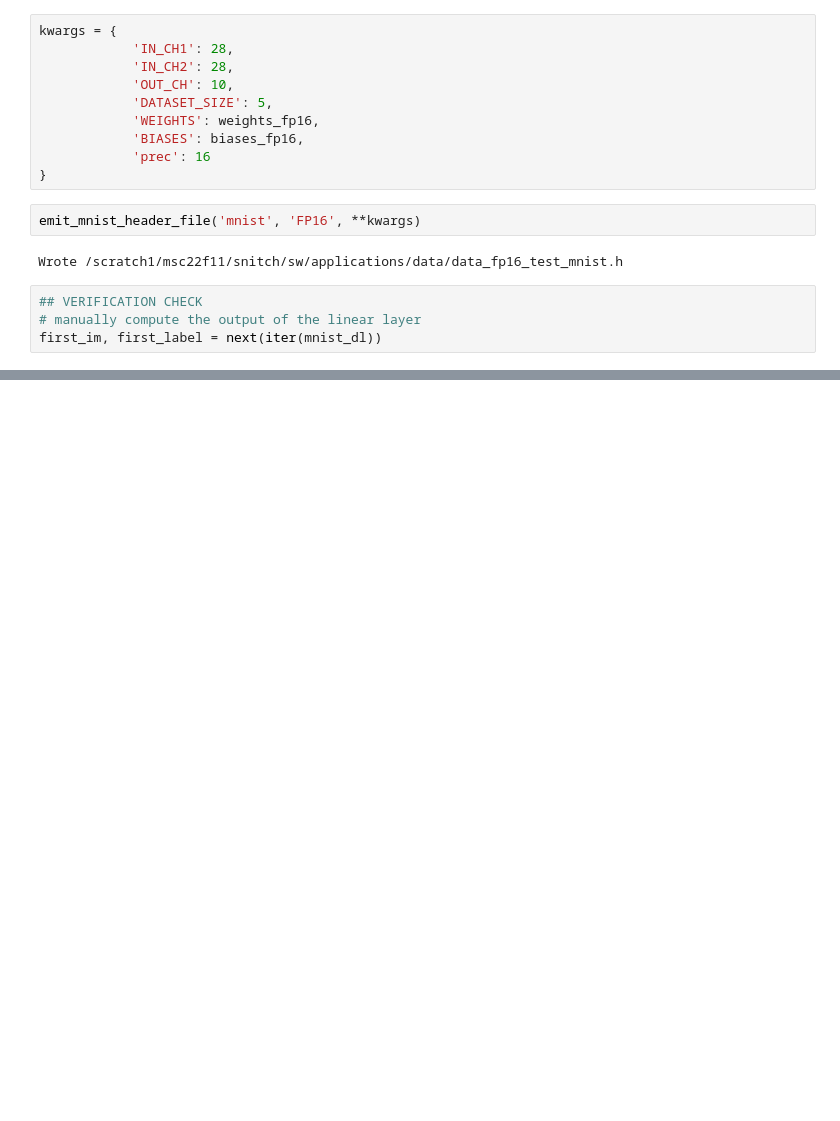
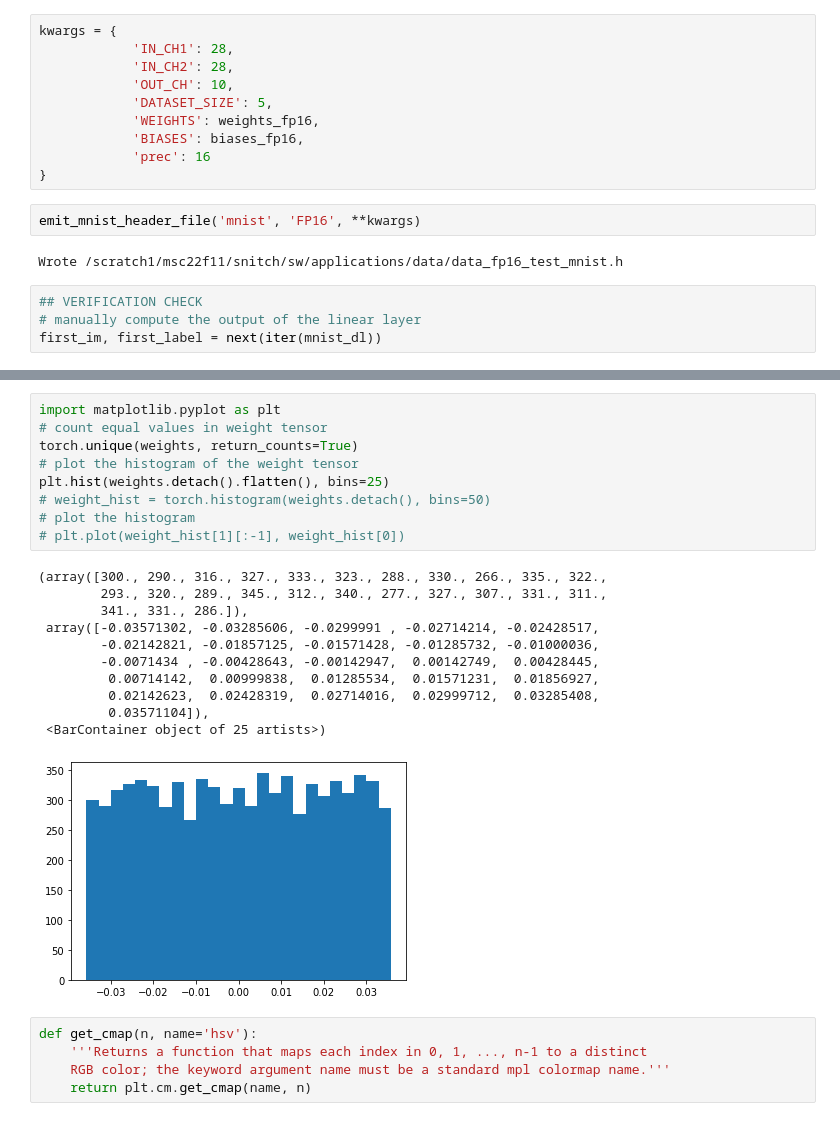
Before and after one commit to viv-eth/snitch, a Jupyter notebook: sw/applications/src/header_file.ipynb, the cells around one changed output, grey strips where cells are left out. Drawn from its saved outputs; the diff is of its cells as text; blank space fills up the shorter version.

```diff
--- a/sw/applications/src/header_file.ipynb
+++ b/sw/applications/src/header_file.ipynb
@@ -484,0 +768,26 @@ Activations FP16: tensor([[ 0.0532,  0.1615,  0.2876,  0.0099,  0.2178, -0.2915,
+# %%
+import matplotlib.pyplot as plt
+# count equal values in weight tensor
+torch.unique(weights, return_counts=True)
+# plot the histogram of the weight tensor
+plt.hist(weights.detach().flatten(), bins=25)
+# weight_hist = torch.histogram(weights.detach(), bins=50)
+# plot the histogram
+# plt.plot(weight_hist[1][:-1], weight_hist[0])
+# %% [output]
+(array([300., 290., 316., 327., 333., 323., 288., 330., 266., 335., 322.,
+        293., 320., 289., 345., 312., 340., 277., 327., 307., 331., 311.,
+        341., 331., 286.]),
+ array([-0.03571302, -0.03285606, -0.0299991 , -0.02714214, -0.02428517,
+        -0.02142821, -0.01857125, -0.01571428, -0.01285732, -0.01000036,
+        -0.0071434 , -0.00428643, -0.00142947,  0.00142749,  0.00428445,
+         0.00714142,  0.00999838,  0.01285534,  0.01571231,  0.01856927,
+         0.02142623,  0.02428319,  0.02714016,  0.02999712,  0.03285408,
+         0.03571104]),
+ <BarContainer object of 25 artists>)
+[figure, added]
+# %%
+def get_cmap(n, name='hsv'):
+    '''Returns a function that maps each index in 0, 1, ..., n-1 to a distinct
+    RGB color; the keyword argument name must be a standard mpl colormap name.'''
+    return plt.cm.get_cmap(name, n)
```
Also changed, not shown: parts of 19 cells of this notebook, 3 other files.
